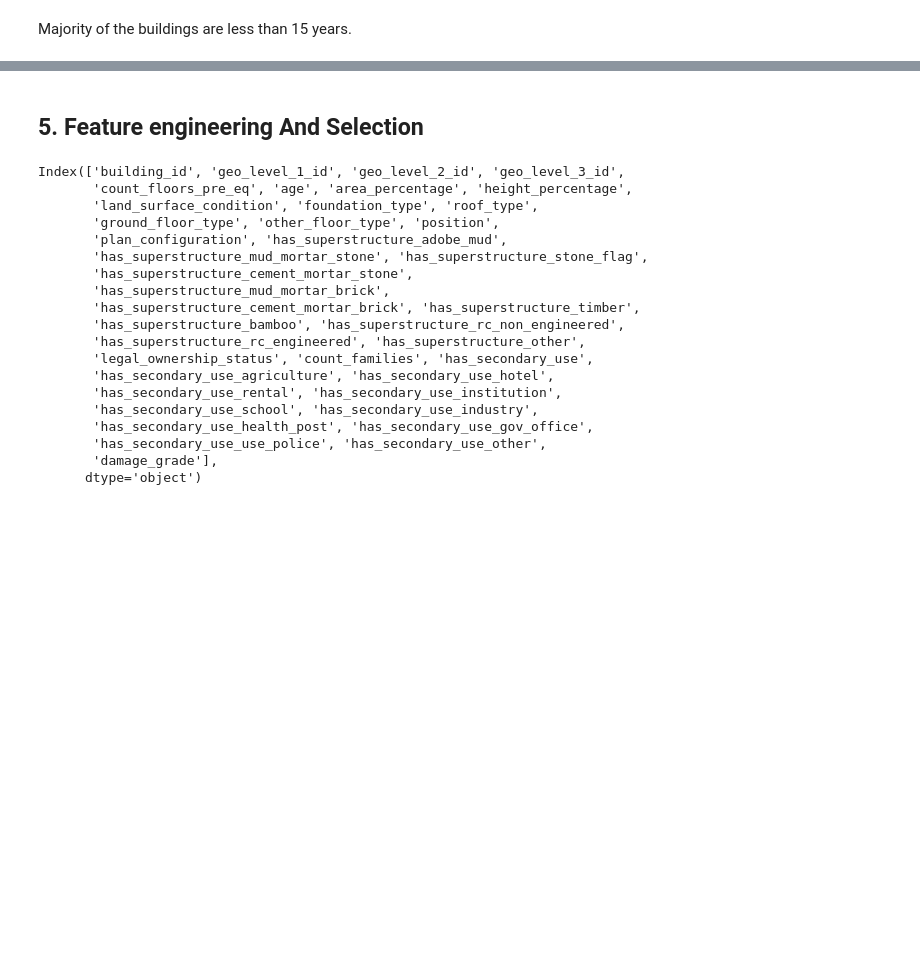
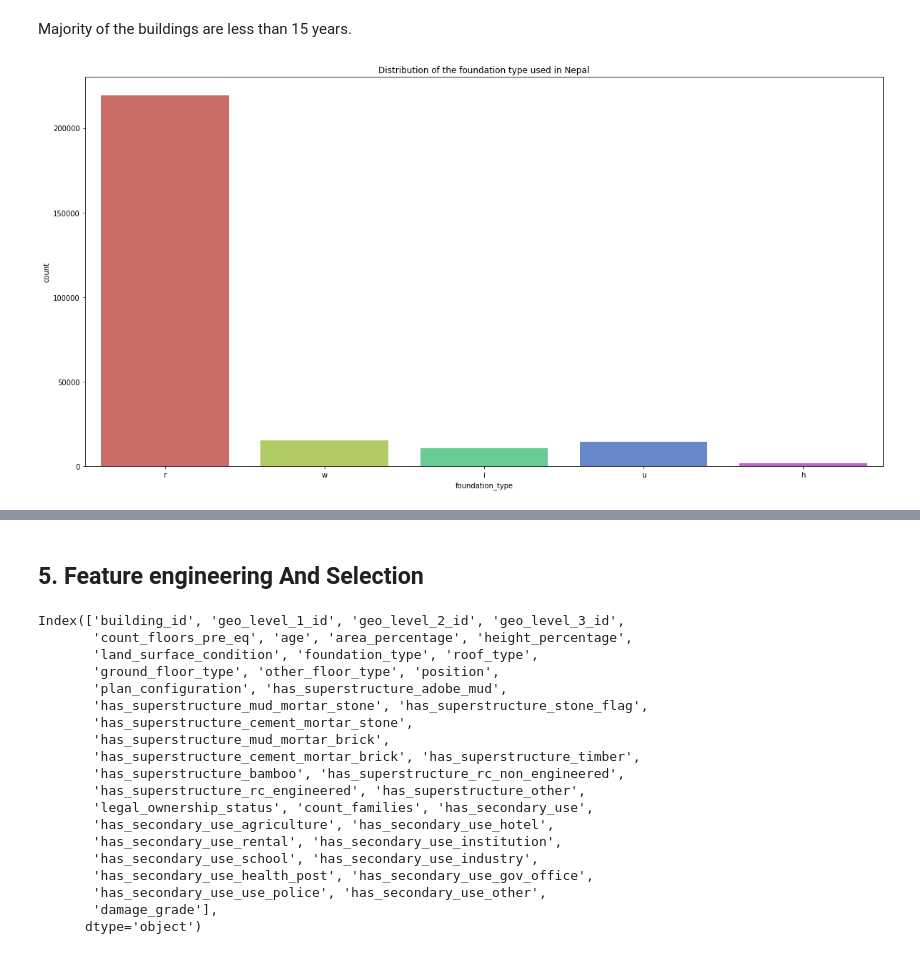
Before and after one commit to Nokulunga77/Data-Competition-, a Jupyter notebook: Note_book.ipynb, the cells around one changed output, grey strips where cells are left out. Saved outputs shown, nothing was run; the diff lists cells and outputs as text; code cells hidden in the pictures; blank space fills up the shorter version.

```diff
--- a/Note_book.ipynb
+++ b/Note_book.ipynb
@@ -251,2 +247,7 @@ plt.title("Distribution of the Age of the Buildings in Nepal");
 # %% [markdown]
 Majority of the buildings are less than 15 years.
+# %%
+sns.countplot(x = 'foundation_type', data = df_train, palette = "hls")
+plt.title("Distribution of the foundation type used in Nepal");
+# %% [output]
+[figure, added]
```
Also changed, not shown: parts of 4 cells of this notebook.
